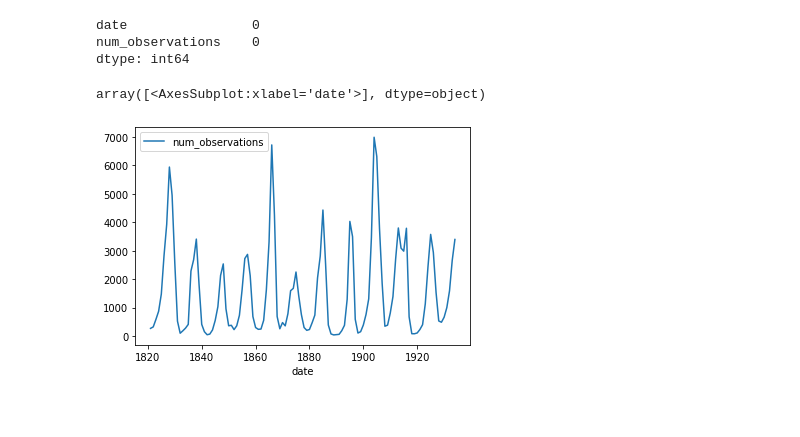
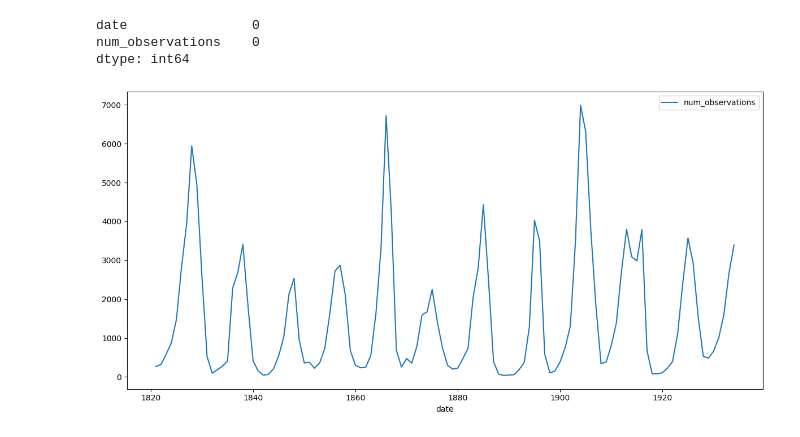
Before and after one commit to edmilsondejesus/stl-arima-svr-lstm, a Jupyter notebook: models/ARIMA_canadian_lynx.ipynb, the cells around one changed output. Drawn from its saved outputs; the diff is of its cells as text; code cells hidden in the pictures; blank space fills up the shorter version.

```diff
--- a/models/ARIMA_canadian_lynx.ipynb
+++ b/models/ARIMA_canadian_lynx.ipynb
@@ -135,12 +140,15 @@ def gera_resultado(y_test, predict,nm_dataset, resultado, n_time_steps, Duracao)
  )
  salvar_resultado(nm_dataset, resultado, n_time_steps, MSE, RMSE, MAE, MAPE, sMAPE, Duracao)
  return MAPE
-# %%
-# indexing timestamp
-dataset.set_index('date').plot(subplots=True)
-# %% [output]
-array([<AxesSubplot:xlabel='date'>], dtype=object)
-[figure, removed]
+# %%
+# indexing timestamp
+fig, ax = plt.subplots(figsize=(12, 6))
+dataset.set_index('date').plot(ax=ax)
+plt.tight_layout()
+plt.savefig(f'{path_name_figures}dataset_c.lynxsunspot_plot.pdf', dpi=300, format='pdf', bbox_inches='tight')
+plt.show()
+# %% [output]
+[figure, added]
 # %%
 def previsao_ARIMA(nm_dataset, dataset, n_time_steps, max_iter):
 
```
Also changed, not shown: parts of 7 cells of this notebook, 22 other files.
